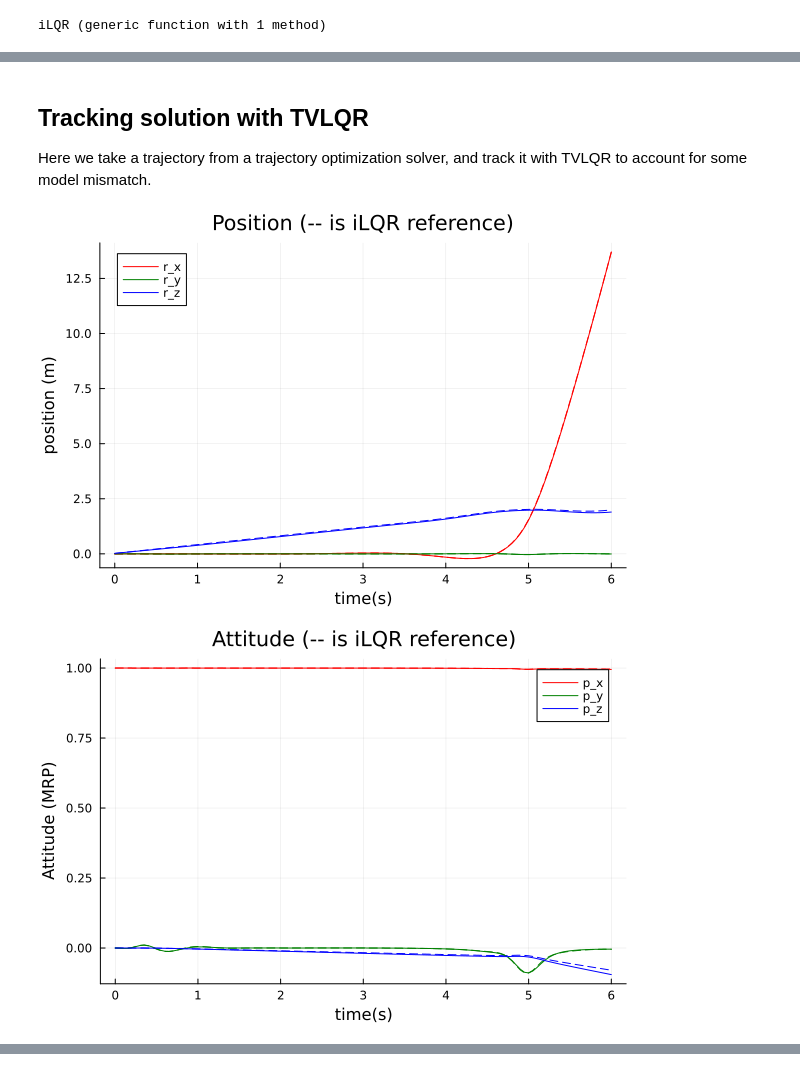
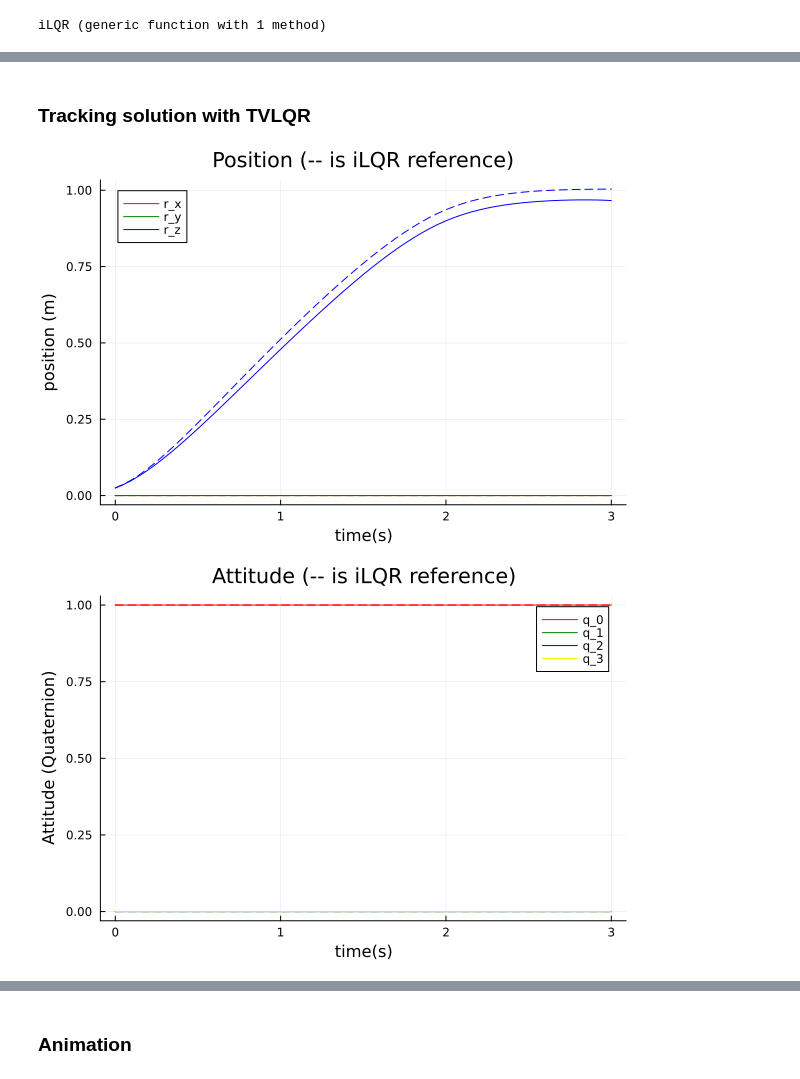
Before and after one commit to dhruvtya/tiltrotor_control, a Jupyter notebook: LQR_quat.ipynb, the cells around one changed output, grey strips where cells are left out. Saved outputs shown, nothing was run; the diff lists cells and outputs as text; code cells hidden in the pictures.

```diff
--- a/LQR_quat.ipynb
+++ b/LQR_quat.ipynb
@@ -382,19 +446,9 @@ solve_tiltrotor_trajectory (generic function with 1 method)
 # %%
-Xilqr, Uilqr, Kilqr, t_vec, params =  solve_tiltrotor_trajectory(verbose = true)
+Xilqr, Uilqr, Kilqr, t_vec, params =  solve_tiltrotor_trajectory(params_hover; verbose = true)
 
 # ---------------plotting------------------
 Xm = hcat(Xilqr...)
 Um = hcat(Uilqr...)
-display(plot(t_vec, Xm[1:3,:]', xlabel = "time (s)", ylabel = "position (m)",
-                                title = "Position", label = ["r_x" "r_y" "r_z"]))
-display(plot(t_vec, Xm[4:6,:]', xlabel = "time (s)", ylabel = "velocity (m/s)",
-                                title = "Velocity", label = ["v_x" "v_y" "v_z"]))
-display(plot(t_vec, Xm[7:10,:]', xlabel = "time (s)", ylabel = "Quat",
-                                title = "Attitude (Quaternion)", label = ["q_0" "q_1" "q_2" "q_3"]))
-display(plot(t_vec, Xm[11:13,:]', xlabel = "time (s)", ylabel = "angular velocity (rad/s)",
-                                title = "Angular Velocity", label = ["ω_x" "ω_y" "ω_z"]))
-display(plot(t_vec, Xm[14:15,:]', xlabel = "time (s)", ylabel = "angle (rad)",
-                                title = "Rotor Tilt Angles", label = ["δ_l" "δ_r"]))
-display(plot(t_vec[1:end-1], Um', xlabel = "time (s)", ylabel = "rotor speeds (rad/s)",
-                                title = "Controls", label = ["u_1" "u_2" "u_3" "u_4"]))
+
+display_plots(t_vec, Xm, Um)
 # %% [output]
@@ -424,52 +464,17 @@ iter     J           ΔJ        |d|         α
 ┌ Info: iLQR converged
 └ @ Main /home/hariharan/tiltrotor_control/LQR_quat.ipynb:39
 # %% [markdown]
-## Tracking solution with TVLQR
-
-Here we take a trajectory from a trajectory optimization solver, and track it with TVLQR to account for some model mismatch.
+### Tracking solution with TVLQR
 # %%
-# real model parameters for dynamics
-model_real = (
-        mass=0.52,
-        J=Diagonal([0.0025, 0.002, 0.0045]),
-        gravity=[0,0,-9.81],
-        L=0.1550,
-        kf=1.01,
-        km=0.0365,
-        kδ=0.99,
-        S_wing=0.1,
-        ρ = 1.225,
-        dt = 0.05,
-        )
-
-# simulate closed loop system
-nx, nu, N = params.nx, params.nu, params.N
-Xsim = [zeros(nx) for i = 1:N]
-Usim = [zeros(nx) for i = 1:(N-1)]
-
-# initial condition
-Xsim[1] = 1*Xilqr[1]
-
-# simulate with closed loop control
-for i = 1:(N-1)
-    Usim[i] = -Kilqr[i]*(Xsim[i]-Xilqr[i]) + Uilqr[i]
-    Xsim[i+1] = rk4(model_real, tiltrotor_dynamics_quat, Xsim[i], Usim[i], model_real.dt)
-end
+Xsim, Usim = simulate_tiltrotor(params_hover, model_real, Xilqr, Uilqr, Kilqr)
 
 # -----------------plotting---------------------
 Xm = hcat(Xsim...)
 Um = hcat(Usim...)
 Xilqrm = hcat(Xilqr...)
 Uilqrm = hcat(Uilqr...)
-plot(t_vec,Xilqrm[1:3,:]',ls=:dash, label = "",lc = [:red :green :blue])
-display(plot!(t_vec,Xm[1:3,:]',title = "Position (-- is iLQR reference)",
-                xlabel = "time(s)", ylabel = "position (m)",
-                label = ["r_x" "r_y" "r_z"],lc = [:red :green :blue]))
 
-plot(t_vec,Xilqrm[7:9,:]',ls=:dash, label = "",lc = [:red :green :blue])
-display(plot!(t_vec,Xm[7:9,:]',title = "Attitude (-- is iLQR reference)",
-                xlabel = "time(s)", ylabel = "Attitude (MRP)",
-                label = ["p_x" "p_y" "p_z"],lc = [:red :green :blue]))
+display_simulation_plots(t_vec, Xm, Xilqrm, Um, Uilqrm)
 # %% [output]
-[figure, old version]
+[figure, new version]
-[figure, old version]
+[figure, new version]
@@ -476,3 +482,5 @@ display(plot!(t_vec,Xm[7:9,:]',title = "Attitude (-- is iLQR reference)",
+# %% [markdown]
+### Animation
 # %%
 display(animate_tiltrotor_quat(Xsim, model_real.dt))
 # %% [output]
```
Also changed, not shown: parts of 27 cells of this notebook, 3 other files.
